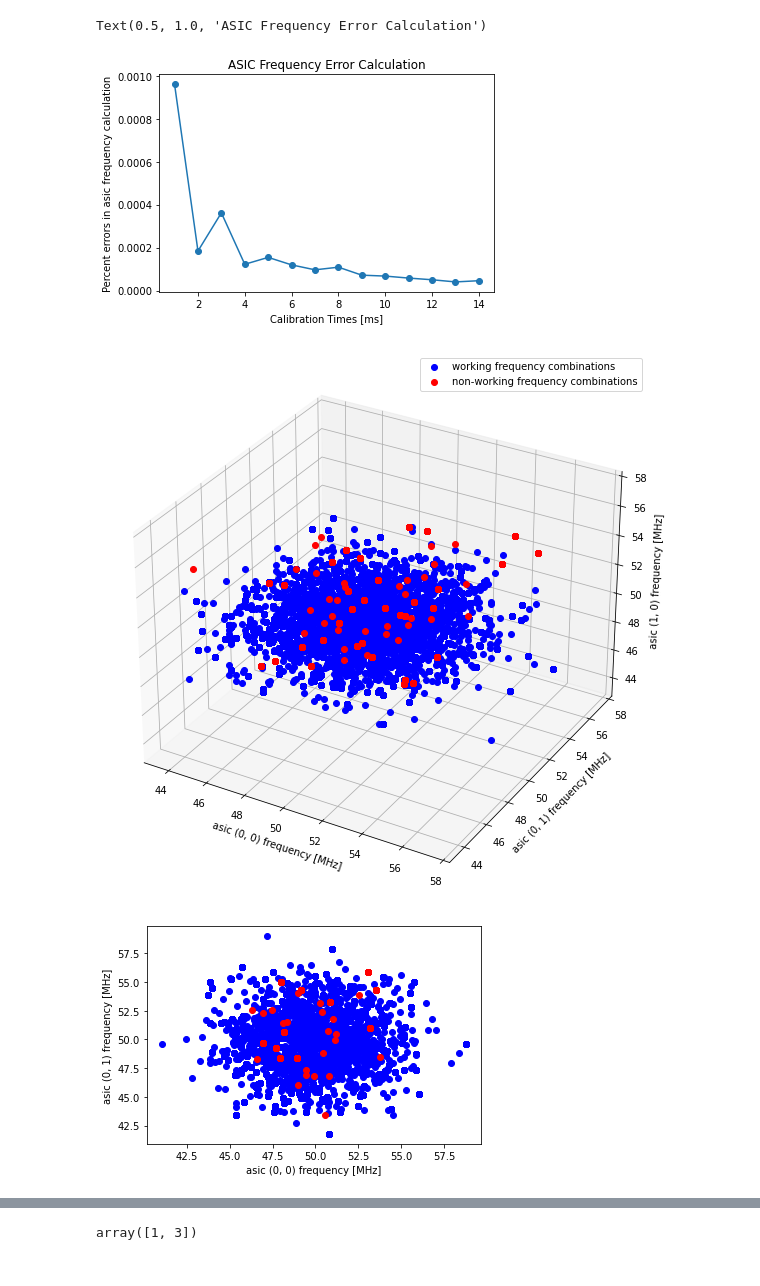
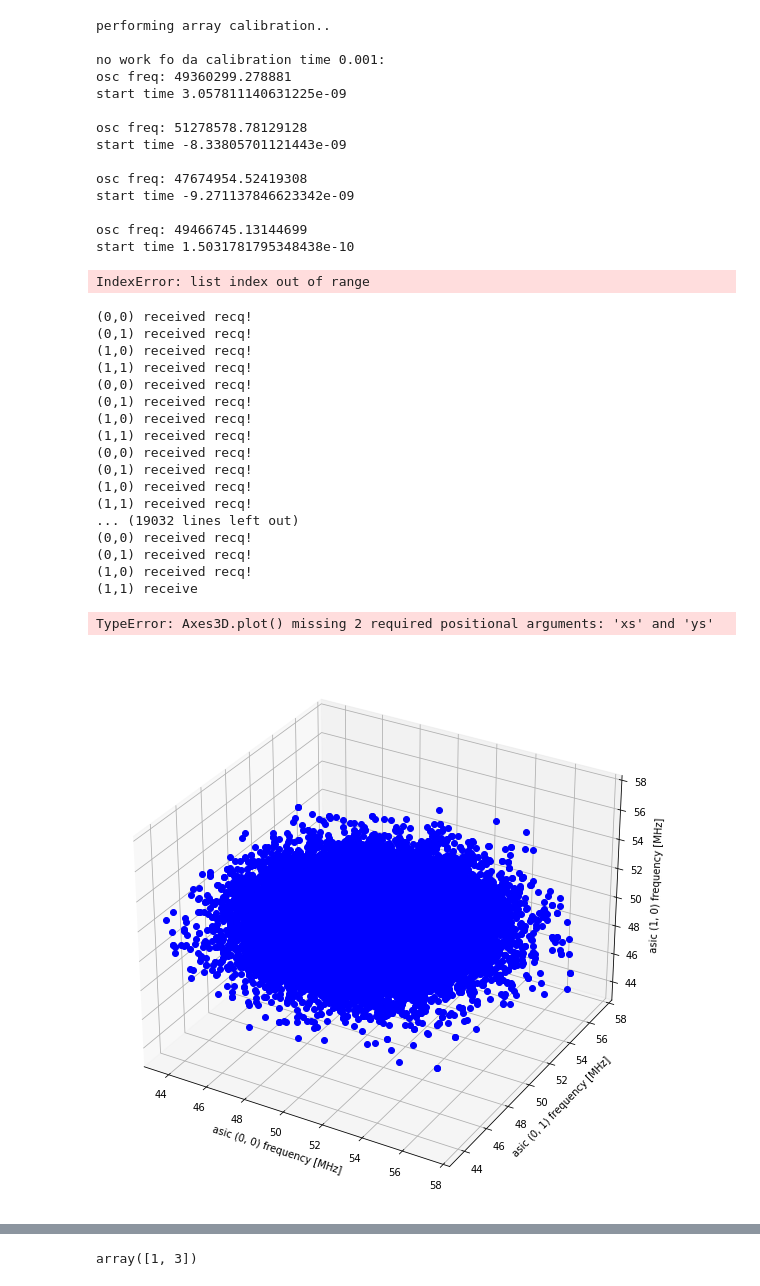
Before and after one commit to vsheb/qpix-digital, a Jupyter notebook: simulation-software/ArrayNotebook.ipynb, the cells around one changed output, grey strips where cells are left out. Cells and saved outputs as stored; diff of their text form; code cells hidden in the pictures.

Commit message:
updates to packet word types, stable calibration, pre-major-refactor

```diff
--- a/simulation-software/ArrayNotebook.ipynb
+++ b/simulation-software/ArrayNotebook.ipynb
@@ -36,7 +34,6 @@ import random
 import numpy as np
 random.seed(7)
 # investigate why some random seeds allow you to do several calibrations and others dont, maybe it is with the asic oscillation frequency?
-
 
 row = 2
 col = 2
@@ -52,7 +49,7 @@ for number, CalTime in enumerate(CalibrateThroughTimes):
     q.Calibrate(CalTime)
 
     guessFrq = {}
-    for k, v in q._daqNode.askData.items():
+    for k, v in q._daqNode.regData.items():
         asic = k
         daqTicks = []
         asicTicks = []
@@ -99,8 +96,21 @@ p.xlabel('Calibration Times [ms]')
 p.ylabel('Percent errors in asic frequency calculation')
 p.title('ASIC Frequency Error Calculation')
 # %% [output]
-Text(0.5, 1.0, 'ASIC Frequency Error Calculation')
+performing array calibration..
+
+no work fo da calibration time 0.001:
+osc freq: 49360299.278881
+start time 3.057811140631225e-09
+
+osc freq: 51278578.78129128
+start time -8.33805701121443e-09
+
+osc freq: 47674954.52419308
+start time -9.271137846623342e-09
+
+osc freq: 49466745.13144699
+start time 1.5031781795348438e-10
-[figure, removed]
+IndexError: list index out of range
 # %%
 ## THIS PROBLEM CAN PROBABLY SOLVED BY MESSING WITH THE TIMEOUT TIME
 from mpl_toolkits import mplot3d
@@ -123,7 +133,7 @@ for j in range(1000):
     random.seed(random.randint(0, 100000))
     for i in CalTimes:
         q = qparray.QpixAsicArray(row, col, debug = 0., deltaT = 1e-5, timeEpsilon = 2e-6, timeout=2000)
-        q.Interrogate(interval=i, duration=4*i)
+        q.Interrogate(interval=i)
         if q._alert:
             for index, asic in enumerate(q):
                 NonWorkingFreq[step, index] = asic.fOsc
@@ -135,35 +145,52 @@ for j in range(1000):
 WorkingFreq = WorkingFreq[NonWorkingFreq[:,0] == 0]
 WorkingFreq = WorkingFreq[WorkingFreq[:, 0] > 0, 0:3] * 1e-6
 NonWorkingFreq = NonWorkingFreq[NonWorkingFreq[:, 0] > 0, 0:3] * 1e-6
 
 ###################################
 # PLOTTING
 
 fig = plt.figure(figsize=(10, 10))
 ax = plt.axes(projection='3d')
 ax.set_xlim(43, 58)
 ax.set_xlabel('asic (0, 0) frequency [MHz]')
 ax.set_ylim(43, 58)
 ax.set_ylabel('asic (0, 1) frequency [MHz]')
 ax.set_zlim(43, 58)
 ax.set_zlabel('asic (1, 0) frequency [MHz]')
 
 ax.plot(*WorkingFreq, marker = 'o', color = 'blue', linestyle = '');
 ax.plot(*NonWorkingFreq, marker = 'o', color = 'red', linestyle = '');
 ax.legend(('working frequency combinations', 'non-working frequency combinations'));
 leg = ax.get_legend()
 leg.legendHandles[0].set_color('blue')
 leg.legendHandles[1].set_color('red')
 plt.show()
 
 plt.plot(WorkingFreq[:,0], WorkingFreq[:,1], marker = 'o', color = 'blue', linestyle = '')
 plt.plot(NonWorkingFreq[:,0], NonWorkingFreq[:, 1], marker = 'o', color = 'red', linestyle = '')
 plt.xlabel('asic (0, 0) frequency [MHz]')
 plt.ylabel('asic (0, 1) frequency [MHz]')
 plt.show()
 # %% [output]
+(0,0) received recq!
+(0,1) received recq!
+(1,0) received recq!
+(1,1) received recq!
+(0,0) received recq!
+(0,1) received recq!
+(1,0) received recq!
+(1,1) received recq!
+(0,0) received recq!
+(0,1) received recq!
+(1,0) received recq!
+(1,1) received recq!
+... (19032 lines left out)
+(0,0) received recq!
+(0,1) received recq!
+(1,0) received recq!
+(1,1) receive
+TypeError: Axes3D.plot() missing 2 required positional arguments: 'xs' and 'ys'
-[figure, old version]
+[figure, new version]
-[figure, removed]
 # %%
 import QpixAsicArray as qparray
 from QpixAsic import QPByte, ProcQueue
```
Also changed, not shown: parts of 7 cells of this notebook, 4 other files.
